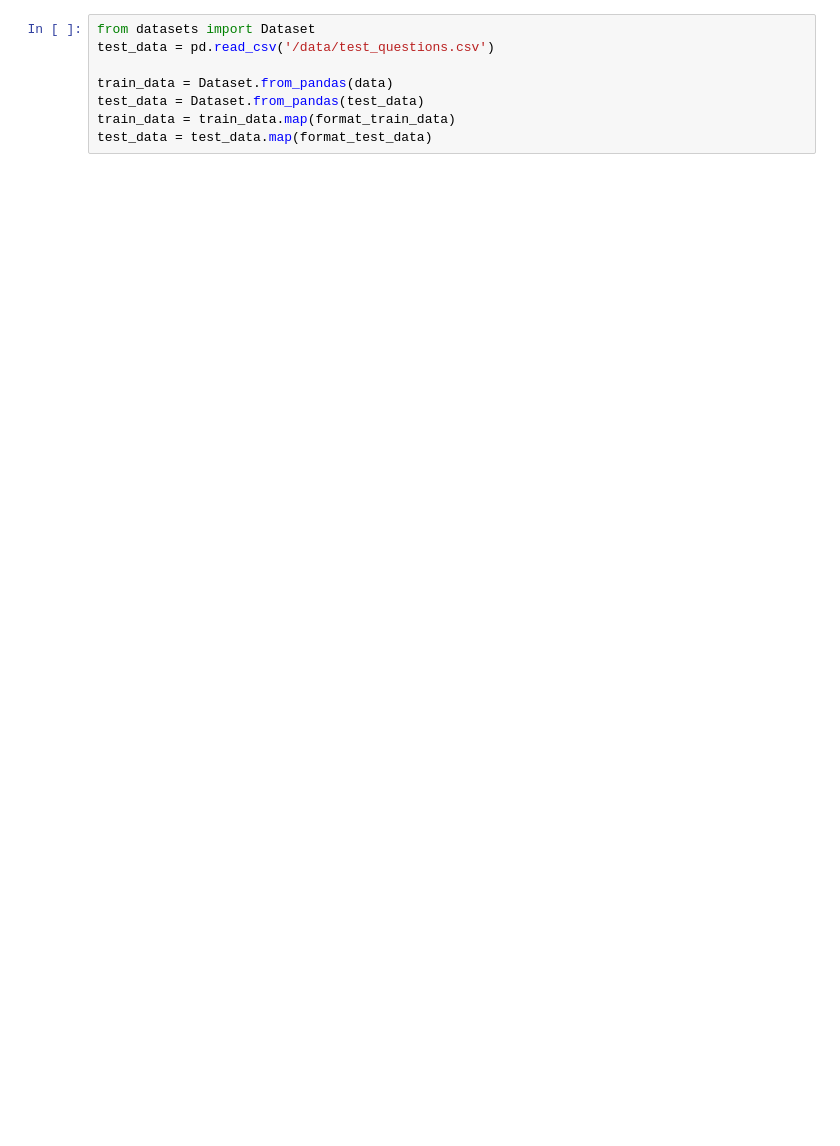
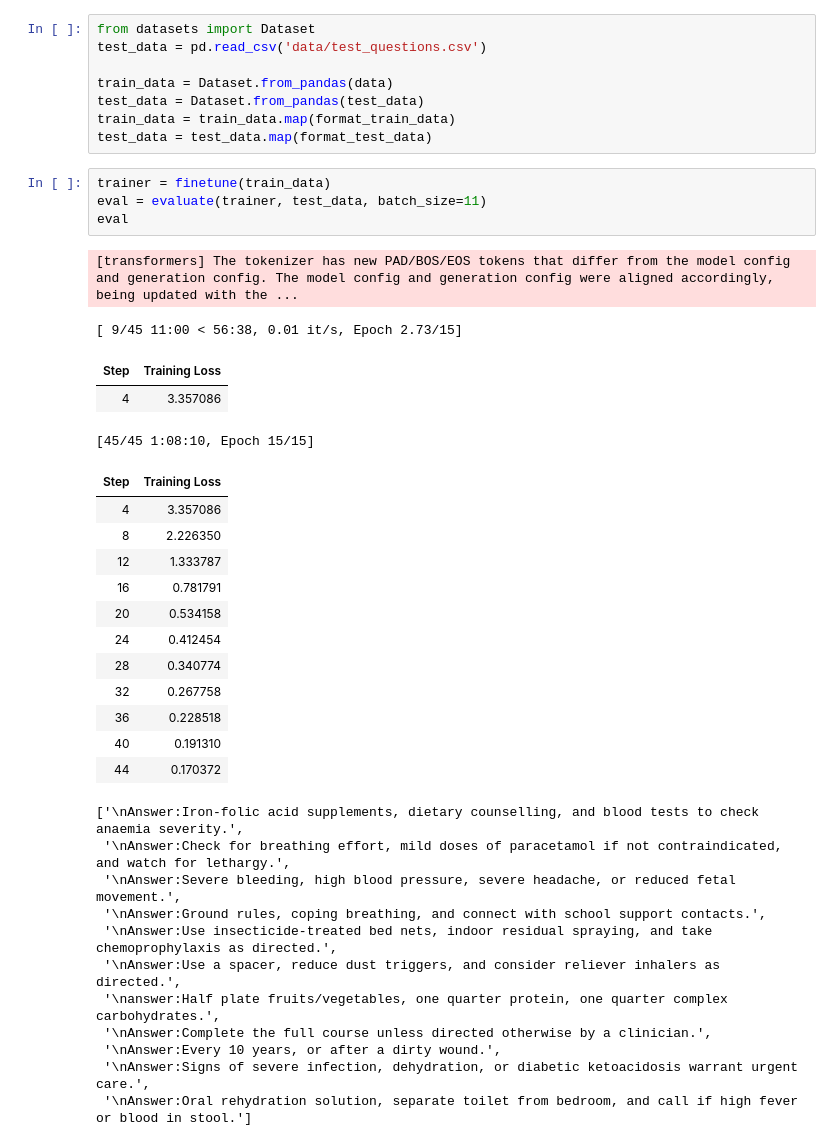
Before and after one commit to Constantine1824/C10-team-comoe, a Jupyter notebook: main.ipynb, the cells around one changed output. Drawn from its saved outputs; the diff is of its cells as text; blank space fills up the shorter version.

Commit message:
Finetuned and generated answers to competition QA

```diff
--- a/main.ipynb
+++ b/main.ipynb
@@ -65,9 +75,42 @@ data.head()
 | 4 | Feverish toddler — paracetamol ca... | medication_safety | home | child | doc_med_003 | Use weight-based doses and avoid ... | 5 | Use weight-based paediatric parac... |
 # %%
 from datasets import Dataset
-test_data = pd.read_csv('/data/test_questions.csv')
+test_data = pd.read_csv('data/test_questions.csv')
 
 train_data = Dataset.from_pandas(data)
 test_data = Dataset.from_pandas(test_data)
 train_data = train_data.map(format_train_data)
 test_data = test_data.map(format_test_data)
+# %%
+trainer = finetune(train_data)
+eval = evaluate(trainer, test_data, batch_size=11)
+eval
+# %% [output]
+[transformers] The tokenizer has new PAD/BOS/EOS tokens that differ from the model config and generation config. The model config and generation config were aligned accordingly, being updated with the ...
+[ 9/45 11:00 < 56:38, 0.01 it/s, Epoch 2.73/15]
+| Step | Training Loss |
+| 4 | 3.357086 |
+[45/45 1:08:10, Epoch 15/15]
+| Step | Training Loss |
+| 4 | 3.357086 |
+| 8 | 2.226350 |
+| 12 | 1.333787 |
+| 16 | 0.781791 |
+| 20 | 0.534158 |
+| 24 | 0.412454 |
+| 28 | 0.340774 |
+| 32 | 0.267758 |
+| 36 | 0.228518 |
+| 40 | 0.191310 |
+| 44 | 0.170372 |
+['\nAnswer:Iron-folic acid supplements, dietary counselling, and blood tests to check anaemia severity.',
+ '\nAnswer:Check for breathing effort, mild doses of paracetamol if not contraindicated, and watch for lethargy.',
+ '\nAnswer:Severe bleeding, high blood pressure, severe headache, or reduced fetal movement.',
+ '\nAnswer:Ground rules, coping breathing, and connect with school support contacts.',
+ '\nAnswer:Use insecticide-treated bed nets, indoor residual spraying, and take chemoprophylaxis as directed.',
+ '\nAnswer:Use a spacer, reduce dust triggers, and consider reliever inhalers as directed.',
+ '\nanswer:Half plate fruits/vegetables, one quarter protein, one quarter complex carbohydrates.',
+ '\nAnswer:Complete the full course unless directed otherwise by a clinician.',
+ '\nAnswer:Every 10 years, or after a dirty wound.',
+ '\nAnswer:Signs of severe infection, dehydration, or diabetic ketoacidosis warrant urgent care.',
+ '\nAnswer:Oral rehydration solution, separate toilet from bedroom, and call if high fever or blood in stool.']
```
Also changed, not shown: parts of 6 cells of this notebook.
